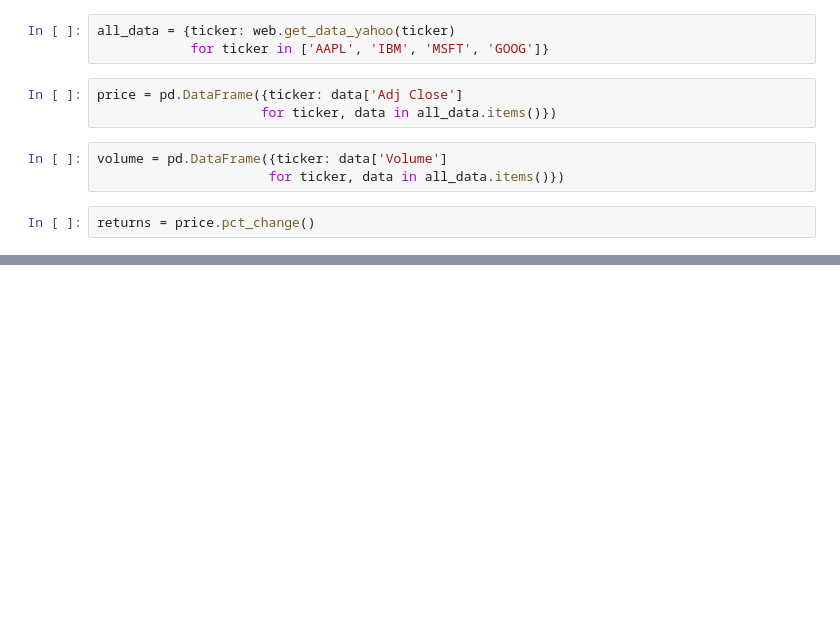
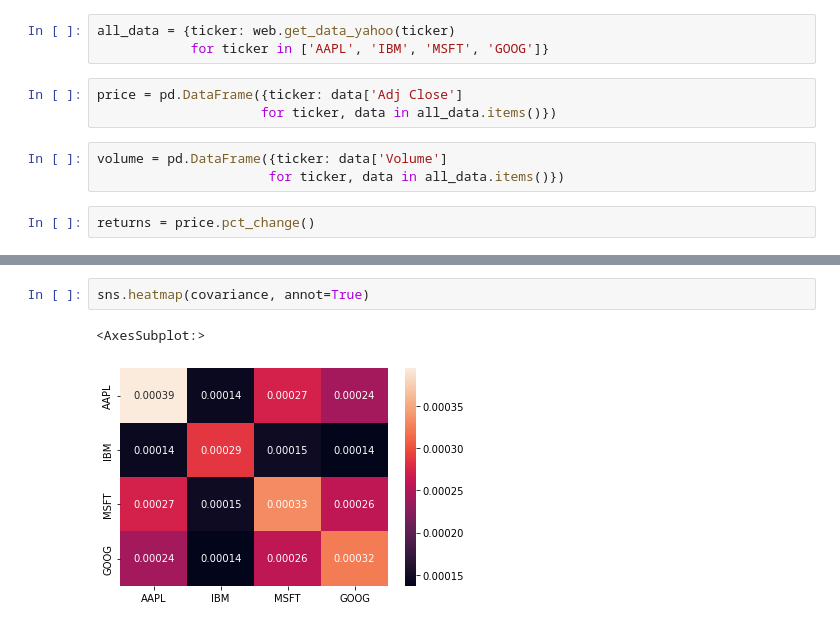
Before and after one commit to IzaiasProgrammer/pandas_datareader, a Jupyter notebook: finance.ipynb, the cells around one changed output, grey strips where cells are left out. Drawn from its saved outputs; the diff is of its cells as text; blank space fills up the shorter version.

```diff
--- a/finance.ipynb
+++ b/finance.ipynb
@@ -55,3 +61,8 @@ returns.cov()
+# %%
+sns.heatmap(covariance, annot=True)
+# %% [output]
+<AxesSubplot:>
+[figure, added]
 # %%
 returns.corrwith(returns.IBM)
 # %% [output]
```
Also changed, not shown: parts of 12 cells of this notebook.
